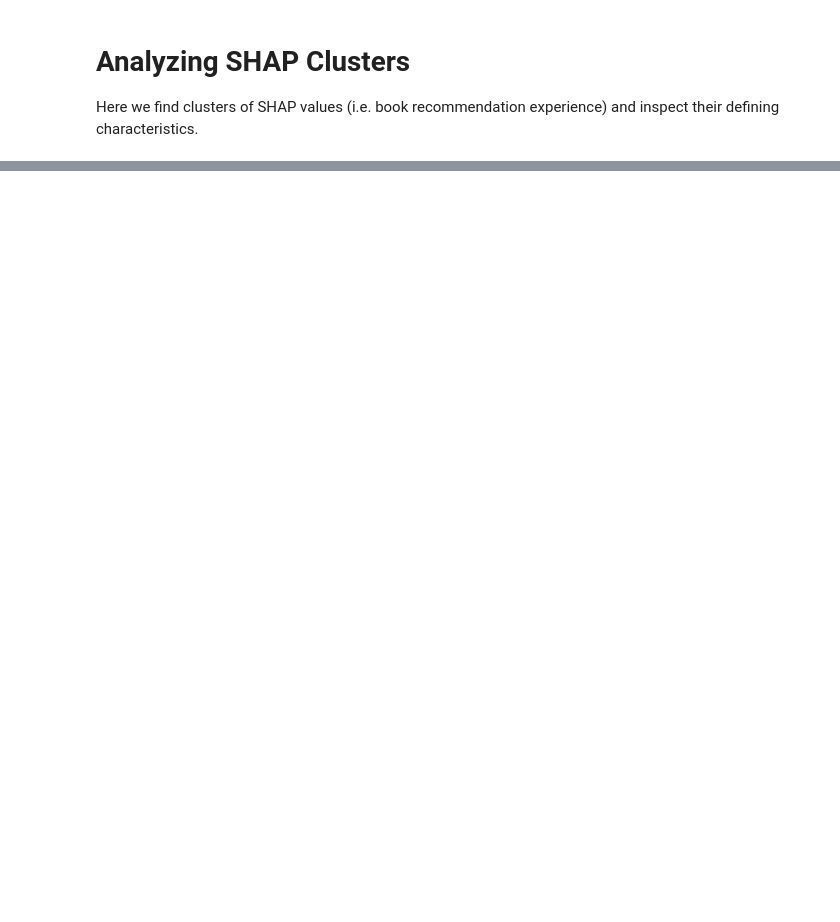
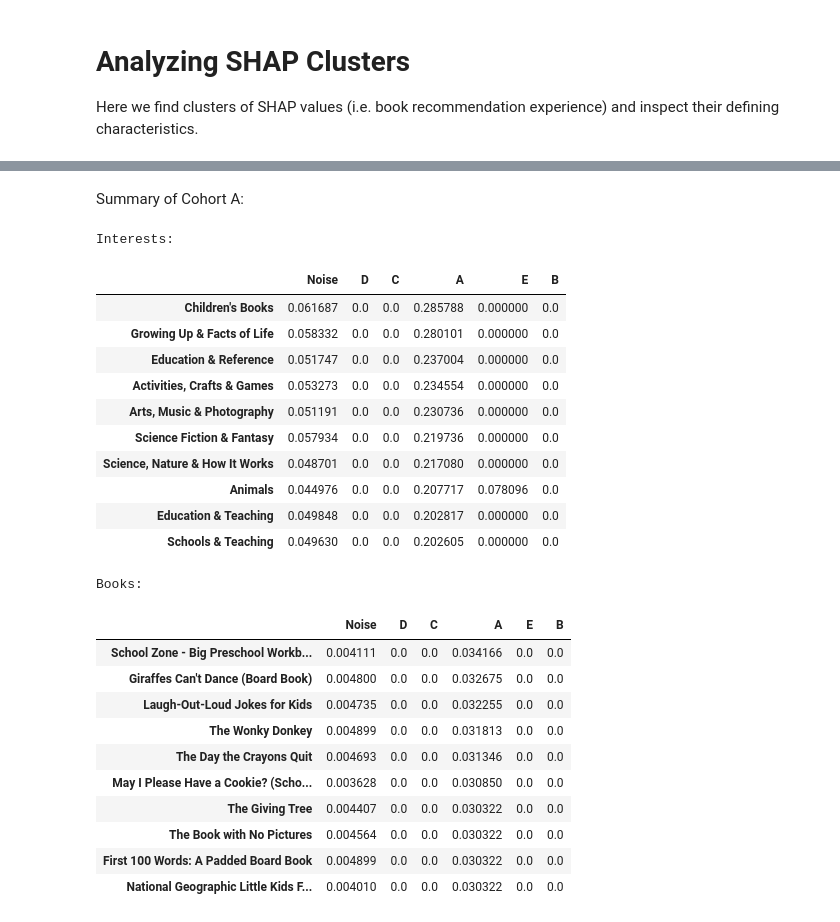
Before and after one commit to dmallinger/ml-examples, a Jupyter notebook: notebooks/opportunity-cohorts.ipynb, the cells around one changed output, grey strips where cells are left out. Drawn from its saved outputs; the diff is of its cells as text; code cells hidden in the pictures; blank space fills up the shorter version.

```diff
--- a/notebooks/opportunity-cohorts.ipynb
+++ b/notebooks/opportunity-cohorts.ipynb
@@ -426,21 +446,35 @@ def format_cluster_df(interest_df, clusters):
     def clean_group_names(row):
         if row["cluster_id"] == -1:
             return "Noise"
-        return string.ascii_uppercase[row.name-1]
+        return string.ascii_uppercase[row["cluster_id"]]
 
     df = interest_df.copy()
     df["count"] = 1
     df["cluster_id"] = clusters
     df["interests"] = df.apply(lambda row: [category for category in valid_book_categories if row[category] > 0], axis=1)
-    df = df.groupby(by=["cluster_id"]).agg({"count": "count",
-                                            "delta": "mean",
-                                            "delta_zscore": "mean",
-                                            "interests": lambda categories_list: [category for categories in categories_list for category in categories],
-                                            "books": lambda books_list: [book for books in books_list for book in books]
-                                           }).sort_values(by=["count"], ascending=False).reset_index()
-    df["cluster_name"] = df.apply(clean_group_names, axis=1)
-    return df[["cluster_id", "cluster_name", "count", "delta", "delta_zscore", "interests", "books"]]
+    df_agg = df.groupby(by=["cluster_id"]).agg({"count": "count",
+                                                "delta_zscore": "mean",
+                                                "interests": lambda categories_list: [category for categories in categories_list for category in categories],
+                                                "books": lambda books_list: [book for books in books_list for book in books]
+                                               }).sort_values(by=["count"], ascending=False).reset_index()
+    df_agg["cluster_name"] = df_agg.apply(clean_group_names, axis=1)
+    return df, df_agg[["cluster_id", "cluster_name", "count", "delta_zscore", "interests", "books"]]
+
+
+def list_clusters_to_tfidf(df, column):
+    """Expects a DataFrame with one row per cluster and a column for book interests
+    and returns a DataFrame with one row per book, columns for groups, and tfidf scores.
+    """
+    tfidf = TfidfVectorizer(analyzer=lambda x: x, sublinear_tf=True, max_df=0.6)
+    tfidf_matrix = tfidf.fit_transform(df[column])
+    return pd.DataFrame(tfidf_matrix.toarray(), columns=tfidf.get_feature_names_out()).T.rename(columns=dict(zip(df.index, df["cluster_name"])))
+
 
 # DataFrame summary of clusters
-clusters_validation_df = format_cluster_df(interest_model_validation_df, clusters_validation)
-clusters_test_df = format_cluster_df(interest_model_test_df, clusters_test[0])
+clusters_raw_validation_df, clusters_validation_df = format_cluster_df(interest_model_validation_df, clusters_validation)
+clusters_raw_test_df, clusters_test_df = format_cluster_df(interest_model_test_df, clusters_test[0])
+# TFIDF data frames
+interest_tfidf_validation_df = list_clusters_to_tfidf(clusters_validation_df, "interests")
+interest_tfidf_test_df = list_clusters_to_tfidf(clusters_test_df, "interests")
+book_tfidf_validation_df = list_clusters_to_tfidf(clusters_validation_df, "books")
+book_tfidf_test_df = list_clusters_to_tfidf(clusters_test_df, "books")
@@ -480,0 +569,35 @@ display(book_tfidf_test_df.sort_values(by=["B"], ascending=False)[0:10])
+# %% [markdown]
+Summary of Cohort A:
+# %%
+cohort = "A"
+
+print("Interests:")
+display(interest_tfidf_test_df.sort_values(by=[cohort], ascending=False)[0:10])
+
+print("Books:")
+display(book_tfidf_test_df.sort_values(by=[cohort], ascending=False)[0:10])
+# %% [output]
+Interests:
+|  | Noise | D | C | A | E | B |
+| Children's Books | 0.061687 | 0.0 | 0.0 | 0.285788 | 0.000000 | 0.0 |
+| Growing Up & Facts of Life | 0.058332 | 0.0 | 0.0 | 0.280101 | 0.000000 | 0.0 |
+| Education & Reference | 0.051747 | 0.0 | 0.0 | 0.237004 | 0.000000 | 0.0 |
+| Activities, Crafts & Games | 0.053273 | 0.0 | 0.0 | 0.234554 | 0.000000 | 0.0 |
+| Arts, Music & Photography | 0.051191 | 0.0 | 0.0 | 0.230736 | 0.000000 | 0.0 |
+| Science Fiction & Fantasy | 0.057934 | 0.0 | 0.0 | 0.219736 | 0.000000 | 0.0 |
+| Science, Nature & How It Works | 0.048701 | 0.0 | 0.0 | 0.217080 | 0.000000 | 0.0 |
+| Animals | 0.044976 | 0.0 | 0.0 | 0.207717 | 0.078096 | 0.0 |
+| Education & Teaching | 0.049848 | 0.0 | 0.0 | 0.202817 | 0.000000 | 0.0 |
+| Schools & Teaching | 0.049630 | 0.0 | 0.0 | 0.202605 | 0.000000 | 0.0 |
+Books:
+|  | Noise | D | C | A | E | B |
+| School Zone - Big Preschool Workb... | 0.004111 | 0.0 | 0.0 | 0.034166 | 0.0 | 0.0 |
+| Giraffes Can't Dance (Board Book) | 0.004800 | 0.0 | 0.0 | 0.032675 | 0.0 | 0.0 |
+| Laugh-Out-Loud Jokes for Kids | 0.004735 | 0.0 | 0.0 | 0.032255 | 0.0 | 0.0 |
+| The Wonky Donkey | 0.004899 | 0.0 | 0.0 | 0.031813 | 0.0 | 0.0 |
+| The Day the Crayons Quit | 0.004693 | 0.0 | 0.0 | 0.031346 | 0.0 | 0.0 |
+| May I Please Have a Cookie? (Scho... | 0.003628 | 0.0 | 0.0 | 0.030850 | 0.0 | 0.0 |
+| The Giving Tree | 0.004407 | 0.0 | 0.0 | 0.030322 | 0.0 | 0.0 |
+| The Book with No Pictures | 0.004564 | 0.0 | 0.0 | 0.030322 | 0.0 | 0.0 |
+| First 100 Words: A Padded Board Book | 0.004899 | 0.0 | 0.0 | 0.030322 | 0.0 | 0.0 |
+| National Geographic Little Kids F... | 0.004010 | 0.0 | 0.0 | 0.030322 | 0.0 | 0.0 |
```
Also changed, not shown: parts of 12 cells of this notebook.
